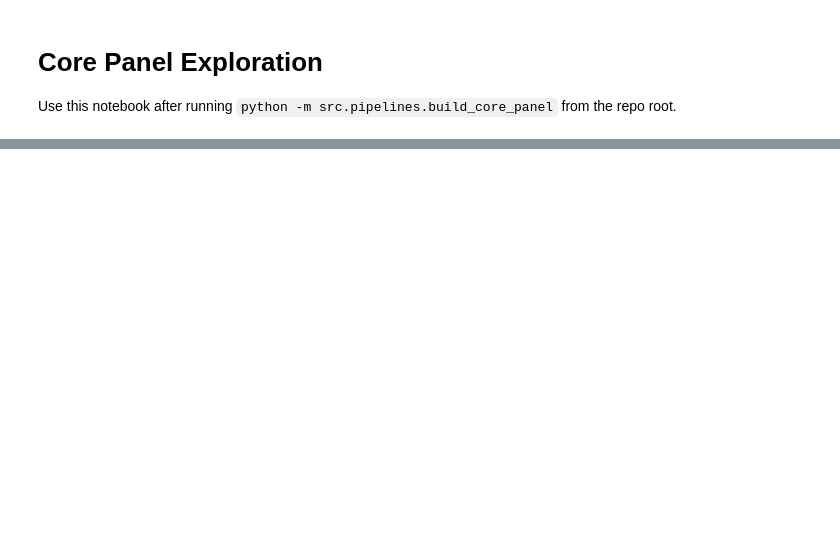
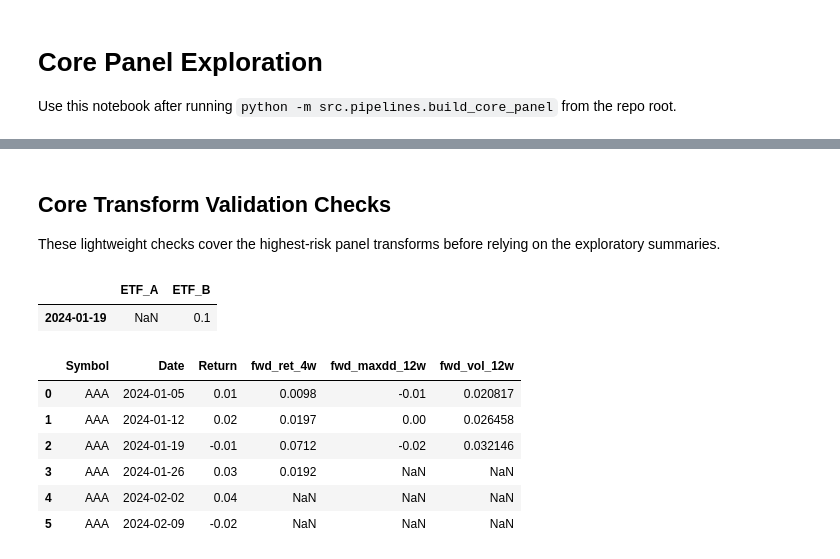
Before and after one commit to tlucius16/fixed-income-etf-macro-risk, a Jupyter notebook: notebooks/01_exploration.ipynb, the cells around one changed output, grey strips where cells are left out. Saved outputs shown, nothing was run; the diff lists cells and outputs as text; code cells hidden in the pictures; blank space fills up the shorter version.

```diff
--- a/notebooks/01_exploration.ipynb
+++ b/notebooks/01_exploration.ipynb
@@ -82,0 +87,63 @@ core_panel.groupby("ETF Database Category")["RET_XS"].agg(["count", "mean", "std
+# %% [markdown]
+## Core Transform Validation Checks
+
+These lightweight checks cover the highest-risk panel transforms before relying on the exploratory summaries.
+# %%
+from src.data.prices import build_weekly_returns
+from src.features.forward_outcomes import add_forward_outcomes
+from src.features.structural import parse_assets, parse_expense_ratio
+from src.features.category import CATEGORY_MAP
+
+# Missing weekly prices should remain missing, not become zero returns.
+_sparse_prices = pd.DataFrame(
+    {
+        "ETF_A": [100.0, np.nan, 110.0],
+        "ETF_B": [np.nan, 50.0, 55.0],
+    },
+    index=pd.date_range("2024-01-05", periods=3, freq="W-FRI"),
+)
+_sparse_returns = build_weekly_returns(_sparse_prices)
+
+_sparse_returns_check = _sparse_returns.reindex(_sparse_prices.index)
+
+assert pd.isna(_sparse_returns_check.loc["2024-01-12", "ETF_A"])
+assert pd.isna(_sparse_returns_check.loc["2024-01-19", "ETF_A"])
+assert np.isclose(_sparse_returns_check.loc["2024-01-19", "ETF_B"], 0.10)
+
+_sparse_returns
+# %% [output]
+|  | ETF_A | ETF_B |
+| 2024-01-19 | NaN | 0.1 |
+# %%
+# Forward outcomes should use future returns only: t+1 ... t+k.
+_toy_panel = pd.DataFrame(
+    {
+        "Symbol": ["AAA"] * 6,
+        "Date": pd.date_range("2024-01-05", periods=6, freq="W-FRI"),
+        "Return": [0.01, 0.02, -0.01, 0.03, 0.04, -0.02],
+    }
+)
+_toy_outcomes = add_forward_outcomes(
+    _toy_panel,
+    fwd_short=2,
+    fwd_long=3,
+    min_periods_long=3,
+)
+
+_expected_fwd_ret_2w_at_t0 = (1 + 0.02) * (1 - 0.01) - 1
+_expected_fwd_ret_2w_at_t1 = (1 - 0.01) * (1 + 0.03) - 1
+
+assert np.isclose(_toy_outcomes.loc[0, "fwd_ret_4w"], _expected_fwd_ret_2w_at_t0)
+assert np.isclose(_toy_outcomes.loc[1, "fwd_ret_4w"], _expected_fwd_ret_2w_at_t1)
+assert pd.isna(_toy_outcomes.loc[4, "fwd_ret_4w"])
+assert pd.isna(_toy_outcomes.loc[5, "fwd_ret_4w"])
+
+_toy_outcomes
+# %% [output]
+|  | Symbol | Date | Return | fwd_ret_4w | fwd_maxdd_12w | fwd_vol_12w |
+| 0 | AAA | 2024-01-05 | 0.01 | 0.0098 | -0.01 | 0.020817 |
+| 1 | AAA | 2024-01-12 | 0.02 | 0.0197 | 0.00 | 0.026458 |
+| 2 | AAA | 2024-01-19 | -0.01 | 0.0712 | -0.02 | 0.032146 |
+| 3 | AAA | 2024-01-26 | 0.03 | 0.0192 | NaN | NaN |
+| 4 | AAA | 2024-02-02 | 0.04 | NaN | NaN | NaN |
+| 5 | AAA | 2024-02-09 | -0.02 | NaN | NaN | NaN |
```
Also changed, not shown: parts of 6 cells of this notebook, 31 other files.
